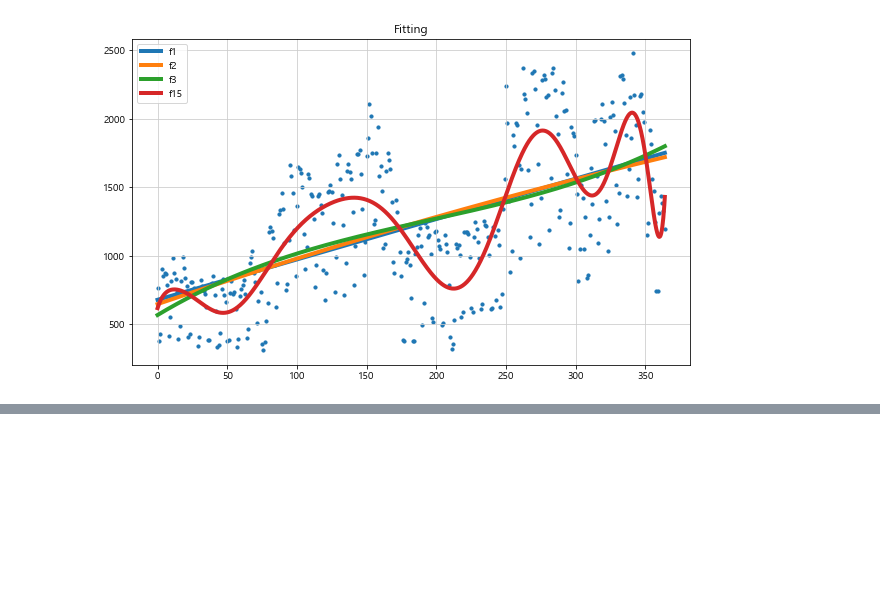
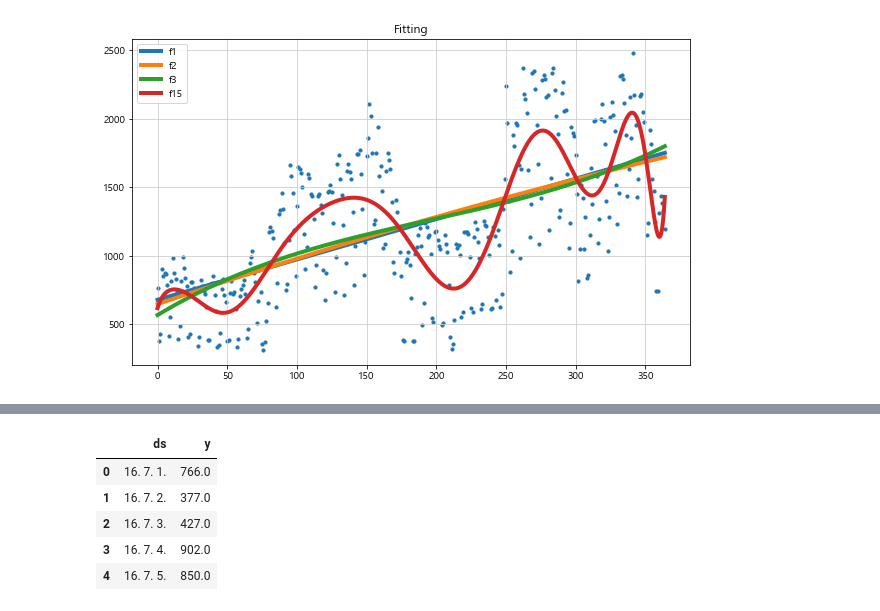
Before and after one commit to cskwon81/PinkWink_TimeSeries, a Jupyter notebook: timeSeries.ipynb, the cells around one changed output, grey strips where cells are left out. Cells and saved outputs as stored; diff of their text form; code cells hidden in the pictures; blank space fills up the shorter version.

```diff
--- a/timeSeries.ipynb
+++ b/timeSeries.ipynb
@@ -99,0 +146,14 @@ plt.show()
+# %%
+# reset_index를 이용해서 index를 0부터 다시 지정 가능
+df.reset_index(inplace=True)
+
+# del 함수로 컬럼 삭제
+del df['date']
+df.head()
+# %% [output]
+|  | ds | y |
+| 0 | 16. 7. 1. | 766.0 |
+| 1 | 16. 7. 2. | 377.0 |
+| 2 | 16. 7. 3. | 427.0 |
+| 3 | 16. 7. 4. | 902.0 |
+| 4 | 16. 7. 5. | 850.0 |
```
Also changed, not shown: parts of 7 cells of this notebook.
